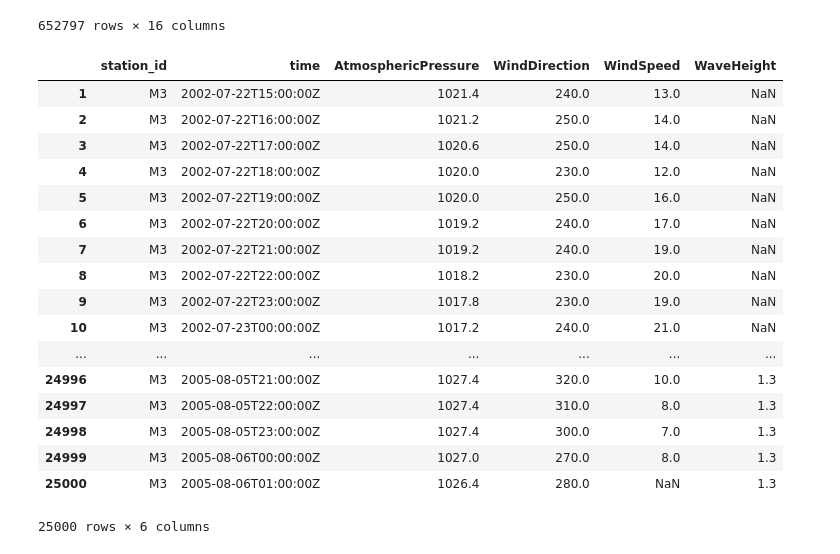
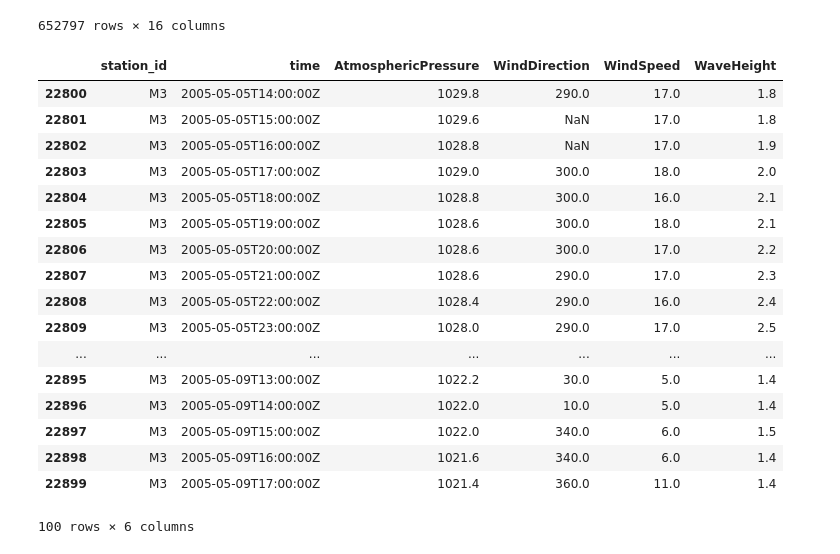
Before and after one commit to brensw/Programming-Project-2018, a Jupyter notebook: Project Notebook.ipynb, the cells around one changed output. Cells and saved outputs as stored; diff of their text form; code cells hidden in the pictures.

```diff
--- a/Project Notebook.ipynb
+++ b/Project Notebook.ipynb
@@ -32,25 +31,28 @@ M3df= df.loc['M3',[ 'time','AtmosphericPressure' ,'WindDirection', 'WindSpeed',
 M3df.to_csv('datasets/m3data.csv')
 # %%
 f = pd.read_csv('datasets/M3data.csv',low_memory= False)
+(11,high=15, size=25)
 
+f.loc[22800:22899,:]
+M3_100= f.loc[22800:22899,:]
 M3_100.to_csv('datasets/m3_100data.csv')
 M3_100
 # %% [output]
 |  | station_id | time | AtmosphericPressure | WindDirection | WindSpeed | WaveHeight |
-| 1 | M3 | 2002-07-22T15:00:00Z | 1021.4 | 240.0 | 13.0 | NaN |
-| 2 | M3 | 2002-07-22T16:00:00Z | 1021.2 | 250.0 | 14.0 | NaN |
-| 3 | M3 | 2002-07-22T17:00:00Z | 1020.6 | 250.0 | 14.0 | NaN |
-| 4 | M3 | 2002-07-22T18:00:00Z | 1020.0 | 230.0 | 12.0 | NaN |
-| 5 | M3 | 2002-07-22T19:00:00Z | 1020.0 | 250.0 | 16.0 | NaN |
-| 6 | M3 | 2002-07-22T20:00:00Z | 1019.2 | 240.0 | 17.0 | NaN |
-| 7 | M3 | 2002-07-22T21:00:00Z | 1019.2 | 240.0 | 19.0 | NaN |
-| 8 | M3 | 2002-07-22T22:00:00Z | 1018.2 | 230.0 | 20.0 | NaN |
-| 9 | M3 | 2002-07-22T23:00:00Z | 1017.8 | 230.0 | 19.0 | NaN |
-| 10 | M3 | 2002-07-23T00:00:00Z | 1017.2 | 240.0 | 21.0 | NaN |
+| 22800 | M3 | 2005-05-05T14:00:00Z | 1029.8 | 290.0 | 17.0 | 1.8 |
+| 22801 | M3 | 2005-05-05T15:00:00Z | 1029.6 | NaN | 17.0 | 1.8 |
+| 22802 | M3 | 2005-05-05T16:00:00Z | 1028.8 | NaN | 17.0 | 1.9 |
+| 22803 | M3 | 2005-05-05T17:00:00Z | 1029.0 | 300.0 | 18.0 | 2.0 |
+| 22804 | M3 | 2005-05-05T18:00:00Z | 1028.8 | 300.0 | 16.0 | 2.1 |
+| 22805 | M3 | 2005-05-05T19:00:00Z | 1028.6 | 300.0 | 18.0 | 2.1 |
+| 22806 | M3 | 2005-05-05T20:00:00Z | 1028.6 | 300.0 | 17.0 | 2.2 |
+| 22807 | M3 | 2005-05-05T21:00:00Z | 1028.6 | 290.0 | 17.0 | 2.3 |
+| 22808 | M3 | 2005-05-05T22:00:00Z | 1028.4 | 290.0 | 16.0 | 2.4 |
+| 22809 | M3 | 2005-05-05T23:00:00Z | 1028.0 | 290.0 | 17.0 | 2.5 |
 | ... | ... | ... | ... | ... | ... | ... |
-| 24996 | M3 | 2005-08-05T21:00:00Z | 1027.4 | 320.0 | 10.0 | 1.3 |
-| 24997 | M3 | 2005-08-05T22:00:00Z | 1027.4 | 310.0 | 8.0 | 1.3 |
-| 24998 | M3 | 2005-08-05T23:00:00Z | 1027.4 | 300.0 | 7.0 | 1.3 |
-| 24999 | M3 | 2005-08-06T00:00:00Z | 1027.0 | 270.0 | 8.0 | 1.3 |
-| 25000 | M3 | 2005-08-06T01:00:00Z | 1026.4 | 280.0 | NaN | 1.3 |
+| 22895 | M3 | 2005-05-09T13:00:00Z | 1022.2 | 30.0 | 5.0 | 1.4 |
+| 22896 | M3 | 2005-05-09T14:00:00Z | 1022.0 | 10.0 | 5.0 | 1.4 |
+| 22897 | M3 | 2005-05-09T15:00:00Z | 1022.0 | 340.0 | 6.0 | 1.5 |
+| 22898 | M3 | 2005-05-09T16:00:00Z | 1021.6 | 340.0 | 6.0 | 1.4 |
+| 22899 | M3 | 2005-05-09T17:00:00Z | 1021.4 | 360.0 | 11.0 | 1.4 |
-25000 rows × 6 columns
+100 rows × 6 columns
```
Also changed, not shown: parts of 8 cells of this notebook.
